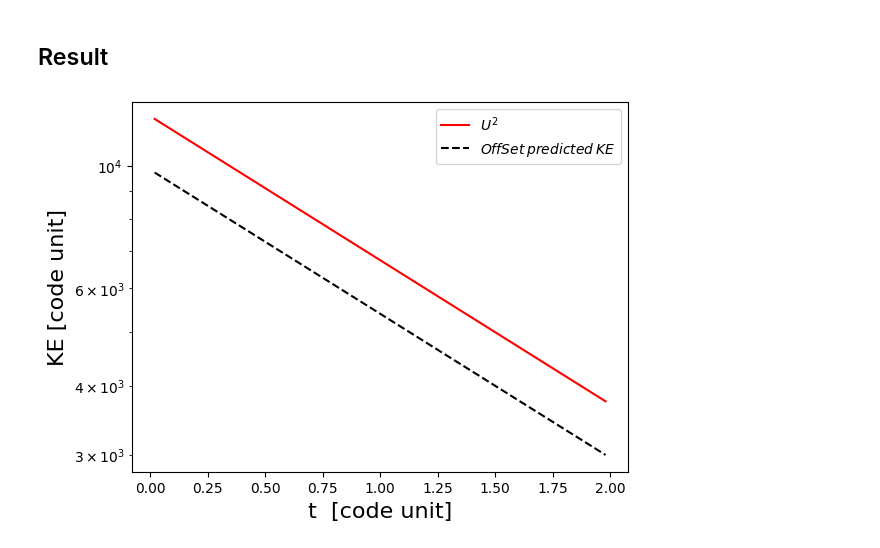
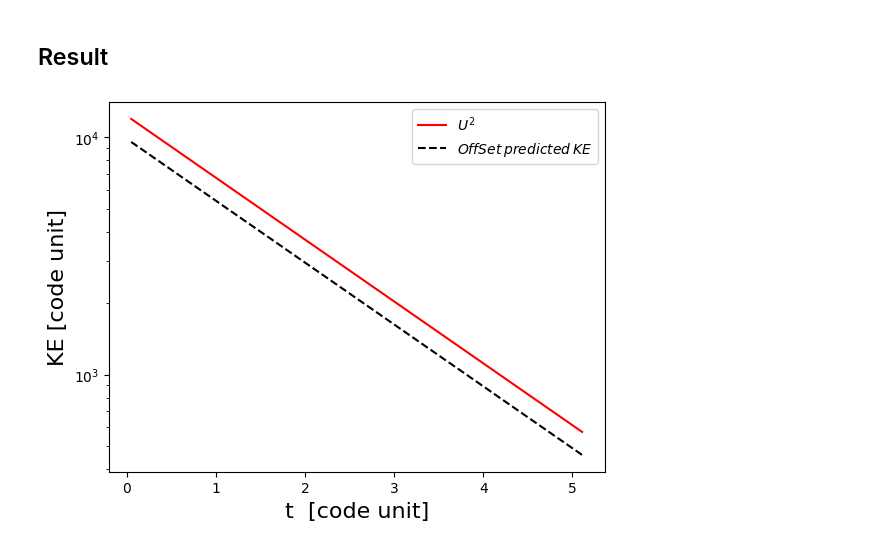
Before and after one commit to MHDFlows/MHDFlows.jl, a Jupyter notebook: example/DiffusionExample.ipynb, the cells around one changed output. Cells and saved outputs as stored; diff of their text form; code cells hidden in the pictures.

```diff
--- a/example/DiffusionExample.ipynb
+++ b/example/DiffusionExample.ipynb
@@ -11,13 +14,13 @@ using LinearAlgebra: mul!, ldiv!
 # %%
 # Declare the problem on CPU
-CPUprob  = MHDProblem(CPU();nx = 32,Lx = 2π,
-                             ν = 1/10,
-                            nν = 1,
-                             η = 1/10,
-              # Timestepper and equation options
-                            dt = 1/50,
-                       stepper = "RK4",
-              # Float type and dealiasing
-                             T = Float64);
+CPUprob  = Problem(CPU();nx = 32,Lx = 2π,
+                                  ν = 1/10,
+                                 nν = 1,
+                                  η = 1/10,
+                   # Timestepper and equation options
+                                 dt = 1/50,
+                            stepper = "RK4",
+                   # Float type and dealiasing
+                                  T = Float64);
 CPUprob
 # %% [output]
@@ -96,13 +89,7 @@ function KEfoo(prob)
     return sum(vx.^2+vy.^2 + vz.^2)
 end
 
-function MEfoo(prob)
-    bx,by,bz = prob.vars.bx,prob.vars.by,prob.vars.bz;
-    return sum(bx.^2+by.^2 + bz.^2)
-end
-
-KE = Diagnostic(KEfoo, CPUprob);
-ME = Diagnostic(MEfoo, CPUprob);
+KE = MHDFlows.Diagnostic(KEfoo, CPUprob);
 # %%
 # Set up the initial condition
 ProblemGenerator3D!(CPUprob,2π);
@@ -115,12 +102,13 @@ end
 # %% [markdown]
 ## Result
 # %%
-t  = KE.t[2:end-1];
+n = KE.i
+t  = KE.t[2:n];
 u0 = KE.data[2];
-plot(KE.t[2:end-1],KE.data[2:end-1],"r",label=L"U^2")
-semilogy(KE.t[2:end-1],exp.(-2*3*(t.-t[1])/10)*u0*0.8,"k--",label=L"OffSet\:predicted\:KE");
+plot(KE.t[2:n],KE.data[2:n],"r",label=L"U^2")
+semilogy(KE.t[2:n],exp.(-2*3*(t.-t[1])/10)*u0*0.8,"k--",label=L"OffSet\:predicted\:KE");
 legend()
 xlabel("t  [code unit]",size=16)
 ylabel("KE [code unit]",size=16)
 # %% [output]
-[figure, old version]
+[figure, new version]
```
Also changed, not shown: parts of 5 cells of this notebook, 21 other files.
